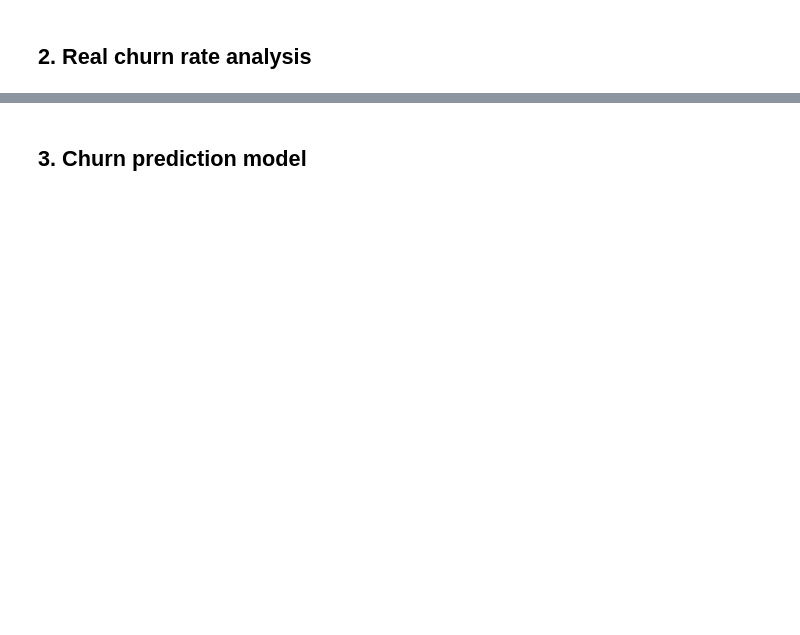
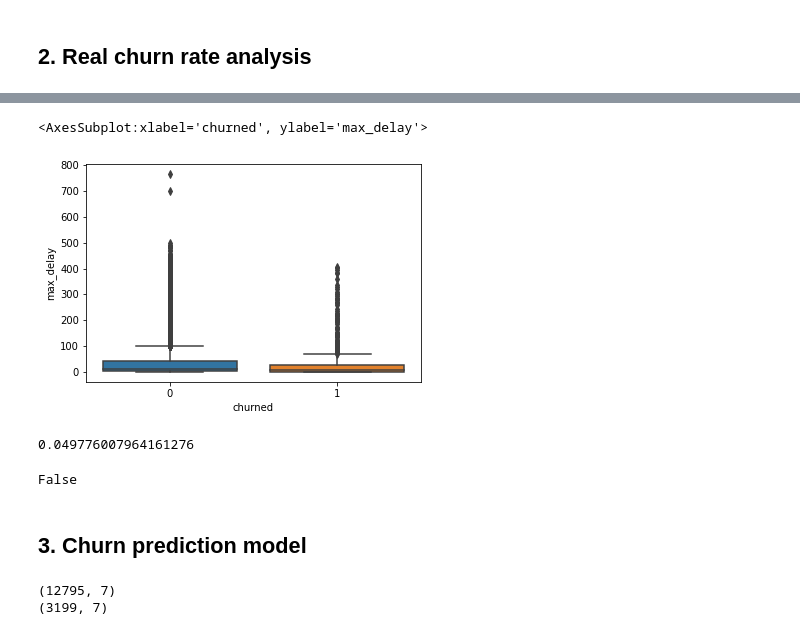
Before and after one commit to noaazran/DataStrategyTeam17, a Jupyter notebook: ChurnRatePrediction.ipynb, the cells around one changed output, grey strips where cells are left out. Saved outputs shown, nothing was run; the diff lists cells and outputs as text; code cells hidden in the pictures; blank space fills up the shorter version.

```diff
--- a/ChurnRatePrediction.ipynb
+++ b/ChurnRatePrediction.ipynb
@@ -71,2 +77,15 @@ Name: churned, dtype: int64
+# %%
+sns.boxplot(data=clients, y="max_delay", x="churned")
+# %% [output]
+<AxesSubplot:xlabel='churned', ylabel='max_delay'>
+[figure, added]
+# %%
+clients.churned.mean()
+# %% [output]
+0.049776007964161276
+# %%
+np.all(np.isfinite(clients))
+# %% [output]
+False
 # %% [markdown]
 ## 3. Churn prediction model
@@ -72,0 +96,6 @@ Name: churned, dtype: int64
+# %%
+print(X_train.shape)
+print(X_test.shape)
+# %% [output]
+(12795, 7)
+(3199, 7)
```
Also changed, not shown: parts of 21 cells of this notebook, 2 other files.
